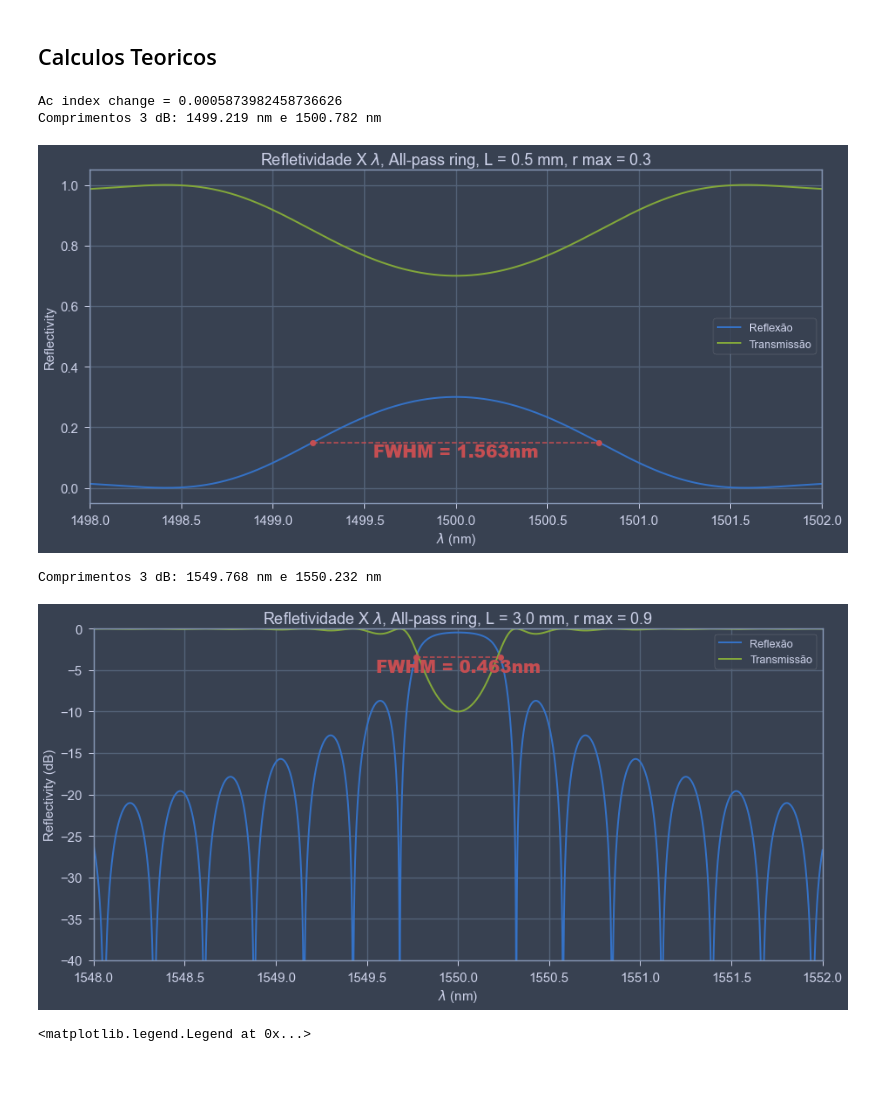
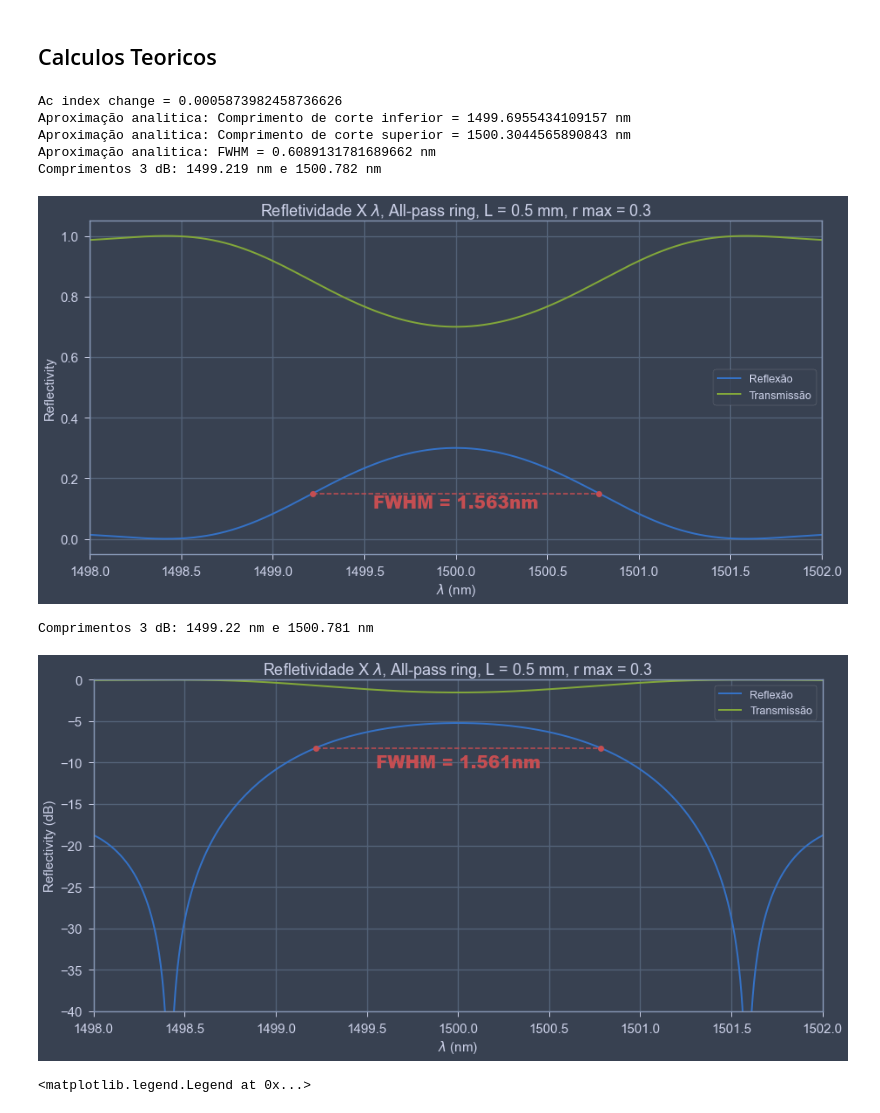
Before and after one commit to LucasLobo7/Bragg-Gratings, a Jupyter notebook: simulations/python/Calculations.ipynb, the cells around one changed output. Drawn from its saved outputs; the diff is of its cells as text; code cells hidden in the pictures; blank space fills up the shorter version.

```diff
--- a/simulations/python/Calculations.ipynb
+++ b/simulations/python/Calculations.ipynb
@@ -88,16 +88,22 @@ detuning = 2*np.pi*neff*(1/comprimento - 1/lambda_ressonancia)
 sigma = sigma_base + detuning
 kappa = np.arctanh(np.sqrt(rmax))/L
 
-#vindice = kappa*lambda_ressonancia/np.pi
+vneff  = kappa*lambda_ressonancia/np.pi
 #kappa = np.pi*vindice/comprimento
 reflexao = abs((np.sinh(L*csqrt((kappa**2-sigma**2)))**2)/((np.cosh(L*csqrt((kappa**2-sigma**2)))**2) - ((sigma**2)/(kappa**2))))
 print('Ac index change = {}'.format(kappa*lambda_ressonancia/np.pi))
 
+bandamin = lambda_ressonancia - vneff/(2*neff)*lambda_ressonancia
+bandamax = lambda_ressonancia + vneff/(2*neff)*lambda_ressonancia
+largura = vneff/neff*lambda_ressonancia
 
+print('Aproximação analitica: Comprimento de corte inferior = {} nm'.format(bandamin*1e9))
+print('Aproximação analitica: Comprimento de corte superior = {} nm'.format(bandamax*1e9))
+print('Aproximação analitica: FWHM = {} nm'.format((largura)*1e9))
 
 plt.plot(comprimento*1e9,reflexao,linewidth=2)
 plt.plot(comprimento*1e9,1-reflexao,linewidth=2)
-plt.xlim(1498,1502)
+plt.xlim(comprimento[0]*1e9,comprimento[np.size(comprimento)-1]*1e9)
 plt.xlabel(r'$\lambda$ (nm)',fontsize =15)
 plt.ylabel(r'Reflectivity',fontsize =15)
 plt.xticks(fontsize =15)
@@ -110,24 +116,27 @@ plt.legend(['Reflexão','Transmissão'])
 halfminindex, halfmaxindex = fwhm(comprimento,reflexao)
 # %% [output]
 Ac index change = 0.0005873982458736626
+Aproximação analitica: Comprimento de corte inferior = 1499.6955434109157 nm
+Aproximação analitica: Comprimento de corte superior = 1500.3044565890843 nm
+Aproximação analitica: FWHM = 0.6089131781689662 nm
 Comprimentos 3 dB: 1499.219 nm e 1500.782 nm
 [figure]
 # %%
 plt.plot(comprimento*1e9,10*np.log10(reflexao),linewidth=2)
 plt.plot(comprimento*1e9,10*np.log10(1-reflexao),linewidth=2)
-plt.xlim(1548,1552)
+plt.xlim(comprimento[0]*1e9,comprimento[np.size(comprimento)-1]*1e9)
 plt.ylim(-40,0)
 plt.xlabel(r'$\lambda$ (nm)',fontsize =15)
 plt.ylabel(r'Reflectivity (dB)',fontsize =15)
 plt.xticks(fontsize =15)
 plt.yticks(fontsize =15)
 plt.title(r'Refletividade X $\lambda$'', All-pass ring, L = {} mm, r max = {}'.format(L*1e3,rmax),fontsize =18)
 plt.legend(['Reflexão','Transmissão'])
 
 halfminindex, halfmaxindex = fwhmlog(comprimento,10*np.log10(reflexao))
 # %% [output]
-Comprimentos 3 dB: 1549.768 nm e 1550.232 nm
+Comprimentos 3 dB: 1499.22 nm e 1500.781 nm
-[figure, old version]
+[figure, new version]
 # %%
 # Constantes
 
```
